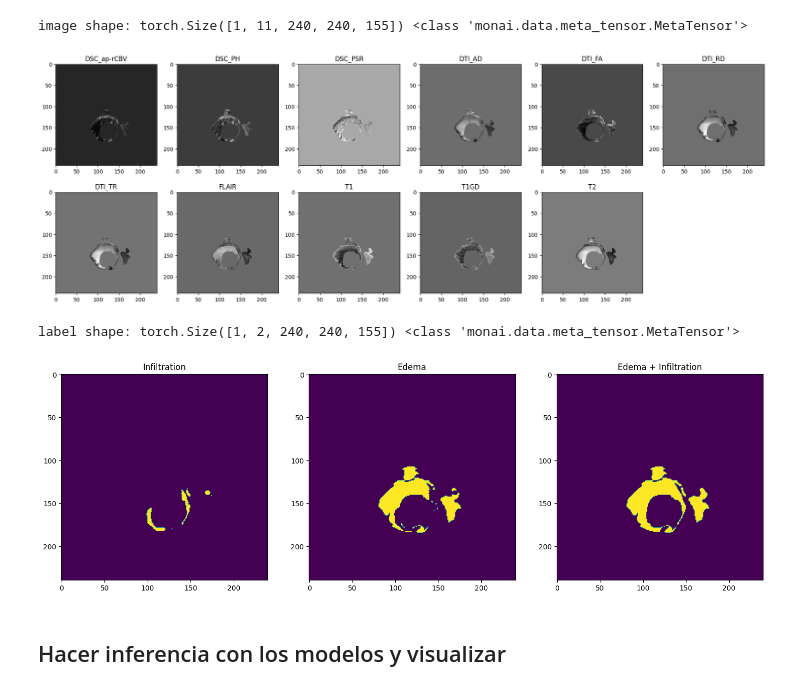
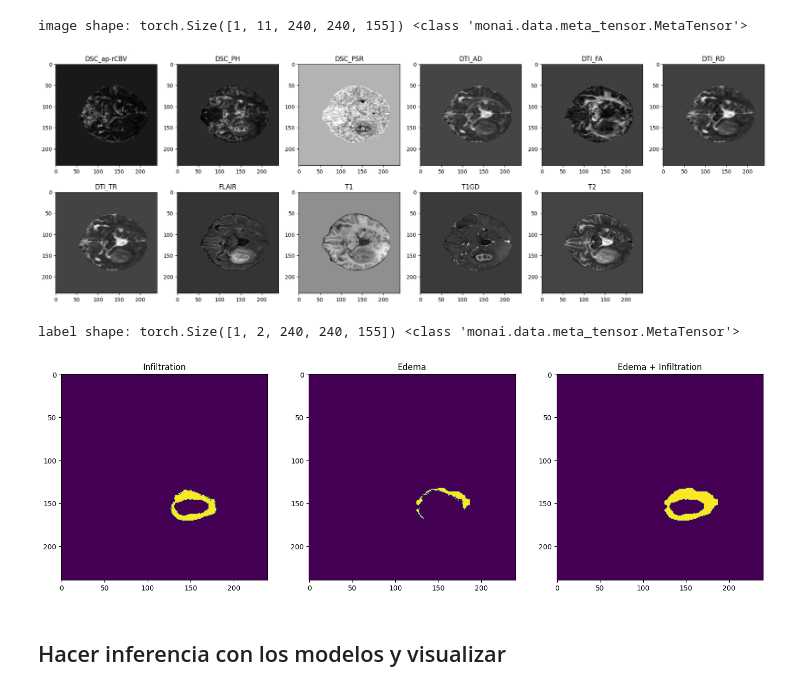
Before and after one commit to GBM-images-research/Swin_transformer_UPennGBM, a Jupyter notebook: ver_transformaciones.ipynb, the cells around one changed output. Saved outputs shown, nothing was run; the diff lists cells and outputs as text; code cells hidden in the pictures.

Commit message:
combined labels with recurrence

```diff
--- a/ver_transformaciones.ipynb
+++ b/ver_transformaciones.ipynb
@@ -65,7 +70,7 @@ train_transform = transforms.Compose(
     [
         transforms.LoadImaged(keys=["image", "label"]),
         # ConvertToMultiChannelBasedOnN_Froi(keys="label"),
-        masked(keys="image"),
+        # masked(keys="image"),
         ConvertToMultiChannelBasedOnAnotatedInfiltration(keys="label"),
         transforms.CropForegroundd(
             keys=["image", "label"],
@@ -85,7 +90,7 @@ val_transform = transforms.Compose(
     [
         transforms.LoadImaged(keys=["image", "label"]),
         # ConvertToMultiChannelBasedOnN_Froi(keys="label"),
-        masked(keys="image"),
+        # masked(keys="image"),
         ConvertToMultiChannelBasedOnAnotatedInfiltration(keys="label"),
         transforms.RandSpatialCropd(
             keys=["image", "label"],
@@ -97,14 +102,14 @@ val_transform = transforms.Compose(
 )
 # %%
 # dataset_path='./Dataset/Dataset_29_casos/'
-dataset_path='./Dataset/Dataset_10_1_casos'
+dataset_path='./Dataset/Dataset_recurrence'
 
-train_set=CustomDataset(dataset_path, section="train_all",transform=train_transform) # t_transform
+train_set=CustomDataset(dataset_path, section="train",transform=train_transform) # t_transform
 train_loader = DataLoader(train_set, batch_size=1, shuffle=False, num_workers=4, pin_memory=False)
 
 im_t=train_set[0]
 
-val_set=CustomDataset(dataset_path, section="train_all", transform=val_transform) # v_transform
+val_set=CustomDataset(dataset_path, section="train", transform=val_transform) # v_transform
 val_loader = DataLoader(val_set, batch_size=1, shuffle=False, num_workers=4, pin_memory=False)
 
 im_v=val_set[0]
@@ -124,7 +127,7 @@ torch.Size([11, 240, 240, 155]) <class 'monai.data.meta_tensor.MetaTensor'>
 torch.Size([2, 240, 240, 155]) <class 'monai.data.meta_tensor.MetaTensor'>
 # %%
 for idx, batch_data in enumerate(val_loader):
-    if idx == 2:  # Cambia 0 al índice del batch deseado
+    if idx == 1:  # Cambia 0 al índice del batch deseado
         val_data_example=batch_data
         data, target = batch_data["image"], batch_data["label"]
         print(data.shape)
@@ -145,37 +140,37 @@ Valores únicos en Label: [0. 2. 6.]
 # pick one image from DecathlonDataset to visualize and check the 4 channels
 # N_ROI -> hatsa 0.5cm alrededor del TC
 # F_ROI -> entre 1 y 4 cm alrededor del TC
 nombres=["DSC_ap-rCBV","DSC_PH", "DSC_PSR", "DTI_AD", "DTI_FA", "DTI_RD", "DTI_TR", "FLAIR", "T1", "T1GD", "T2",]
 #val_data_example = train_set[60]
-sl=90 #70 32
+sl=60 #70 32
 print(f"image shape: {val_data_example['image'].shape}", type(val_data_example['image']))
 plt.figure("image", (24, 8))
 for i in range(11):
     plt.subplot(2, 6, i + 1)
     plt.title(nombres[i])
     plt.imshow(val_data_example["image"][0][i, :, :, sl].cpu(), cmap="gray") # .detach()
 plt.show()
 # also visualize the 3 channels label corresponding to this image
 print(f"label shape: {val_data_example['label'].shape}", type(val_data_example['label']))
 plt.figure("label", (18, 6))
 # my_title=['N_ROI (0-5mm)', 'F_ROI (+10mm)', 'N_ROI + F_ROI']
 my_title=['Infiltration', 'Edema', 'Edema + Infiltration']
 for i in range(3):
     plt.subplot(1, 3, i + 1)
     plt.title(f"{my_title[i]}")
     if i<2:
         plt.imshow(val_data_example["label"][0][i, :, :, sl].cpu()) # .detach()
     else:
         #plt.imshow(val_data_example["label"][i, :, :, sl].detach().cpu())
         im_show=torch.from_numpy(np.logical_or(val_data_example["label"][0][0, :, :, sl], val_data_example["label"][0][1, :, :, sl])) # torch.from_numpy
         plt.imshow((im_show).cpu()) # .detach()
 
 plt.show()
 # %% [output]
 image shape: torch.Size([1, 11, 240, 240, 155]) <class 'monai.data.meta_tensor.MetaTensor'>
-[figure, old version]
+[figure, new version]
 label shape: torch.Size([1, 2, 240, 240, 155]) <class 'monai.data.meta_tensor.MetaTensor'>
-[figure, old version]
+[figure, new version]
 # %% [markdown]
 ## Hacer inferencia con los modelos y visualizar
 # %%
```
Also changed, not shown: parts of 3 cells of this notebook, 2 other files.
